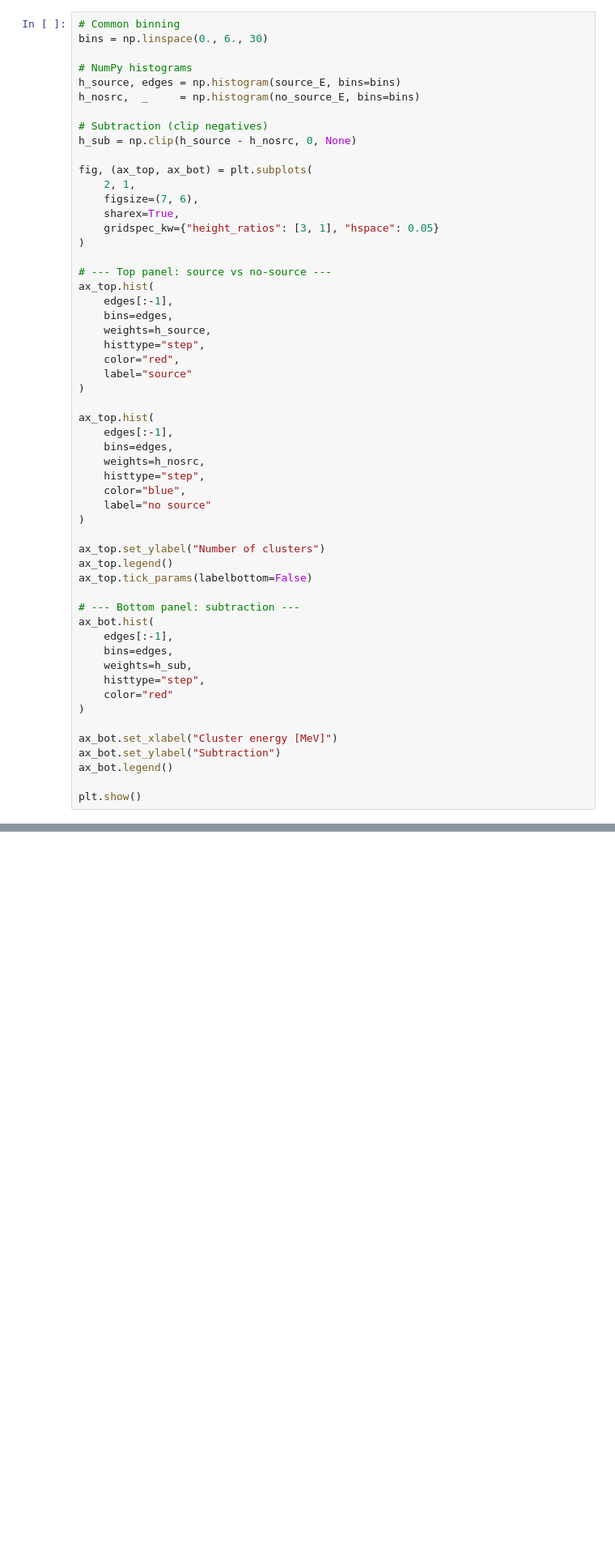
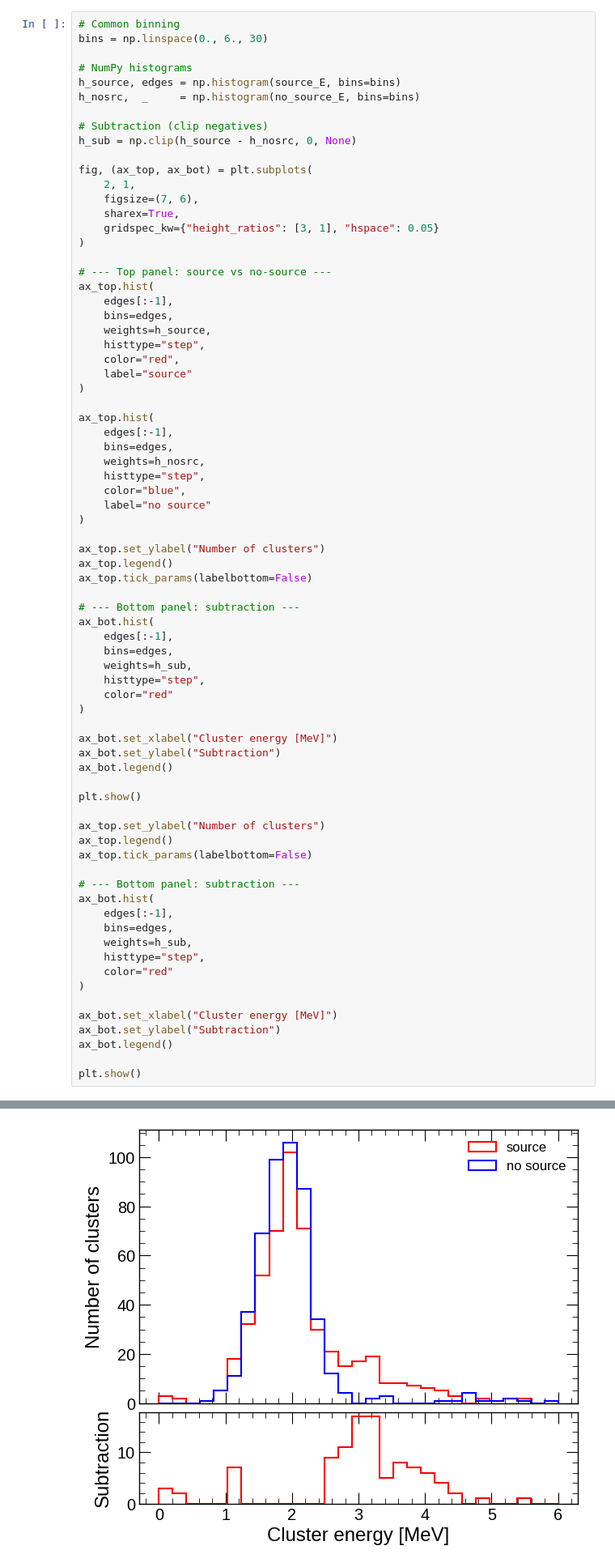
Before and after one commit to lmlepin9/2x2_neutron_sources, a Jupyter notebook: AmBe/charge/AmBe_cluster_source_vs_no_source.ipynb, the cells around one changed output, grey strips where cells are left out. Shown at 81% size. Drawn from its saved outputs; the diff is of its cells as text; blank space fills up the shorter version.

```diff
--- a/AmBe/charge/AmBe_cluster_source_vs_no_source.ipynb
+++ b/AmBe/charge/AmBe_cluster_source_vs_no_source.ipynb
@@ -139,3 +203,23 @@ ax_bot.set_ylabel("Subtraction")
 ax_bot.legend()
 
 plt.show()
+
+ax_top.set_ylabel("Number of clusters")
+ax_top.legend()
+ax_top.tick_params(labelbottom=False)
+
+# --- Bottom panel: subtraction ---
+ax_bot.hist(
+    edges[:-1],
+    bins=edges,
+    weights=h_sub,
+    histtype="step",
+    color="red"
+)
+
+ax_bot.set_xlabel("Cluster energy [MeV]")
+ax_bot.set_ylabel("Subtraction")
+ax_bot.legend()
+
+plt.show()
+# %% [output]
@@ -141,0 +227 @@ plt.show()
+[figure, added]
```
Also changed, not shown: parts of 8 cells of this notebook, 2 other files.
